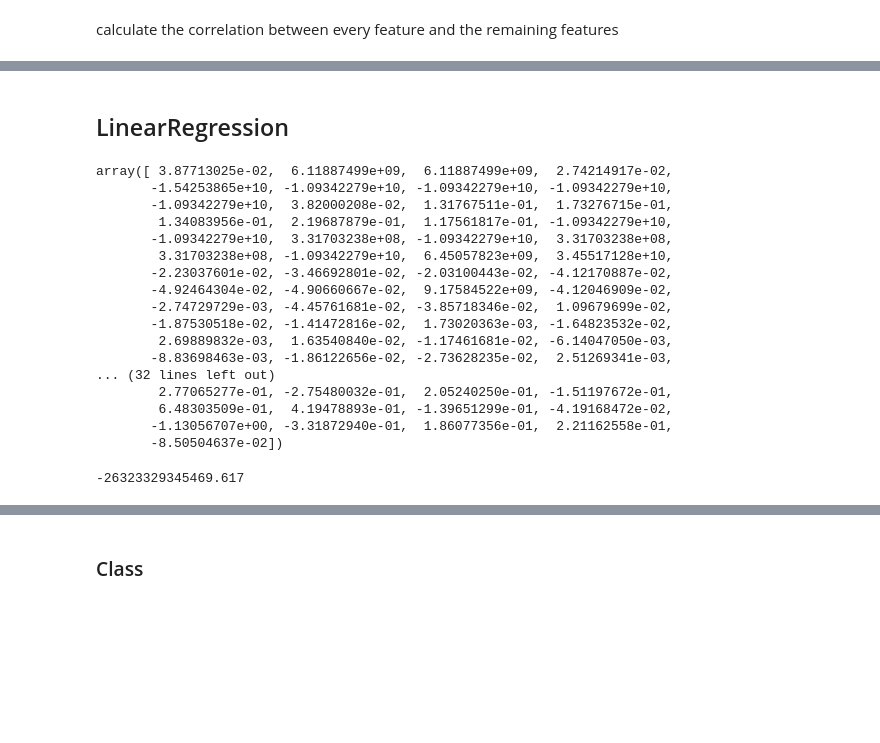
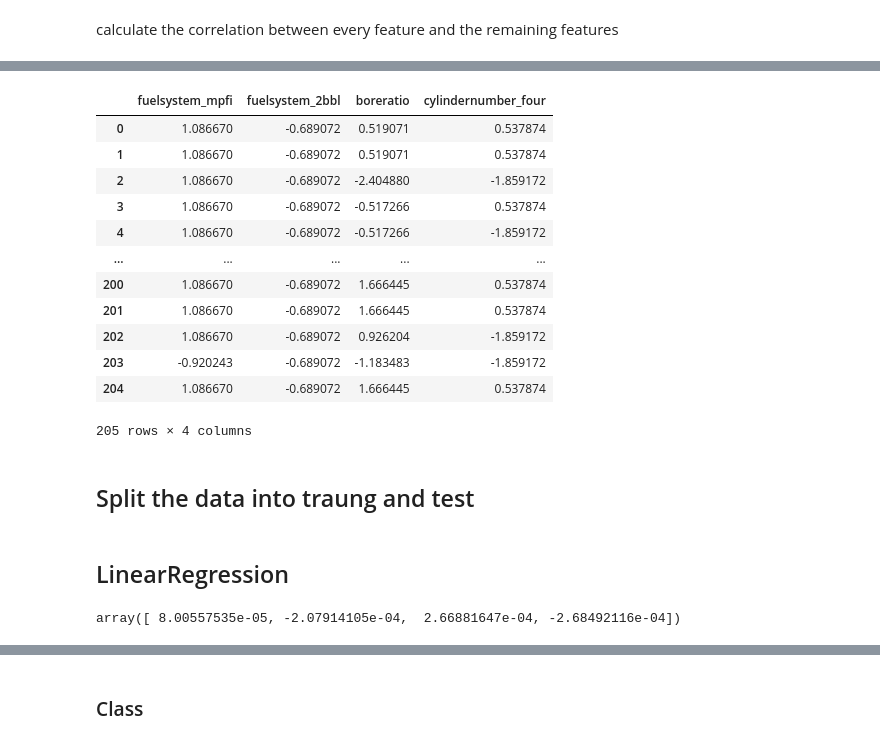
Before and after one commit to notfakearcher/yanjun, a Jupyter notebook: 01_topics/machine_learning/regression /simple regression.ipynb, the cells around one changed output, grey strips where cells are left out. Drawn from its saved outputs; the diff is of its cells as text; code cells hidden in the pictures; blank space fills up the shorter version.

```diff
--- a/01_topics/machine_learning/regression /simple regression.ipynb
+++ b/01_topics/machine_learning/regression /simple regression.ipynb
@@ -373,0 +326,10 @@ Name: price, Length: 190, dtype: float64
+# %%
+vif = [variance_inflation_factor(exog = X, exog_idx = i) for i in range(len(X.columns))]
+VIF = pd.DataFrame({'vif':vif, 'features' :X.columns}).sort_values(by = 'vif', ascending= False).reset_index(drop = True)
+# remove vif which is largger than 5
+cond = VIF.vif <= 5.0
+v = VIF[cond]
+X = X[v.features]
+vif = [variance_inflation_factor(exog = X, exog_idx = i) for i in range(len(X.columns))]
+VIF = pd.DataFrame({'vif':vif, 'features' :X.columns}).sort_values(by = 'vif', ascending= False).reset_index(drop = True)
+VIF
@@ -373,0 +342,18 @@ Name: price, Length: 190, dtype: float64
+# %%
+X = X[VIF.features]
+# %% [output]
+|  | fuelsystem_mpfi | fuelsystem_2bbl | boreratio | cylindernumber_four |
+| 0 | 1.086670 | -0.689072 | 0.519071 | 0.537874 |
+| 1 | 1.086670 | -0.689072 | 0.519071 | 0.537874 |
+| 2 | 1.086670 | -0.689072 | -2.404880 | -1.859172 |
+| 3 | 1.086670 | -0.689072 | -0.517266 | 0.537874 |
+| 4 | 1.086670 | -0.689072 | -0.517266 | -1.859172 |
+| ... | ... | ... | ... | ... |
+| 200 | 1.086670 | -0.689072 | 1.666445 | 0.537874 |
+| 201 | 1.086670 | -0.689072 | 1.666445 | 0.537874 |
+| 202 | 1.086670 | -0.689072 | 0.926204 | -1.859172 |
+| 203 | -0.920243 | -0.689072 | -1.183483 | -1.859172 |
+| 204 | 1.086670 | -0.689072 | 1.666445 | 0.537874 |
+205 rows × 4 columns
+# %% [markdown]
+## Split the data into traung and test
@@ -375,30 +363,8 @@ Name: price, Length: 190, dtype: float64
 ## LinearRegression
 # %%
 # apply and fit linearregression
-cond1 = car2.columns != 'price'
-all_columns = car2.columns[cond1]
 model = LinearRegression()
-model.fit(car2[all_columns], car2['price'])
+model.fit(X, y)
 model.coef_
 # %% [output]
-array([ 3.87713025e-02,  6.11887499e+09,  6.11887499e+09,  2.74214917e-02,
-       -1.54253865e+10, -1.09342279e+10, -1.09342279e+10, -1.09342279e+10,
-       -1.09342279e+10,  3.82000208e-02,  1.31767511e-01,  1.73276715e-01,
-        1.34083956e-01,  2.19687879e-01,  1.17561817e-01, -1.09342279e+10,
-       -1.09342279e+10,  3.31703238e+08, -1.09342279e+10,  3.31703238e+08,
-        3.31703238e+08, -1.09342279e+10,  6.45057823e+09,  3.45517128e+10,
-       -2.23037601e-02, -3.46692801e-02, -2.03100443e-02, -4.12170887e-02,
-       -4.92464304e-02, -4.90660667e-02,  9.17584522e+09, -4.12046909e-02,
-       -2.74729729e-03, -4.45761681e-02, -3.85718346e-02,  1.09679699e-02,
-       -1.87530518e-02, -1.41472816e-02,  1.73020363e-03, -1.64823532e-02,
-        2.69889832e-03,  1.63540840e-02, -1.17461681e-02, -6.14047050e-03,
-       -8.83698463e-03, -1.86122656e-02, -2.73628235e-02,  2.51269341e-03,
-... (32 lines left out)
-        2.77065277e-01, -2.75480032e-01,  2.05240250e-01, -1.51197672e-01,
-        6.48303509e-01,  4.19478893e-01, -1.39651299e-01, -4.19168472e-02,
-       -1.13056707e+00, -3.31872940e-01,  1.86077356e-01,  2.21162558e-01,
-       -8.50504637e-02])
+array([ 8.00557535e-05, -2.07914105e-04,  2.66881647e-04, -2.68492116e-04])
-# %%
-model.score(car1[all_columns], car1['price'])
-# %% [output]
--26323329345469.617
```
Also changed, not shown: parts of 12 cells of this notebook.
